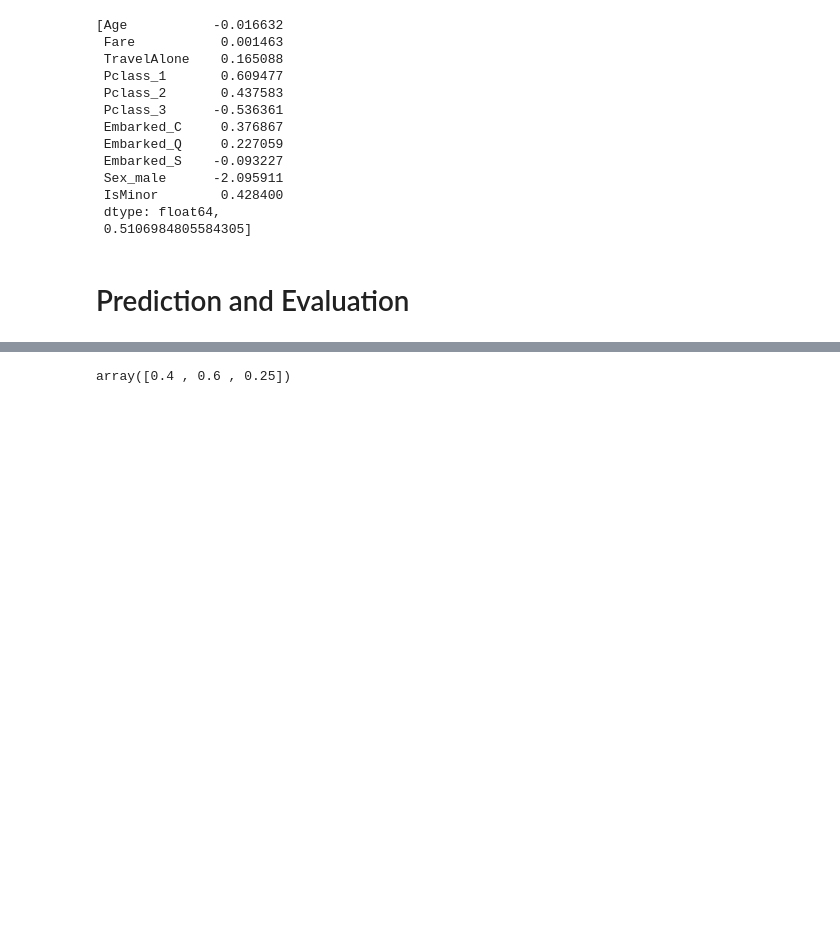
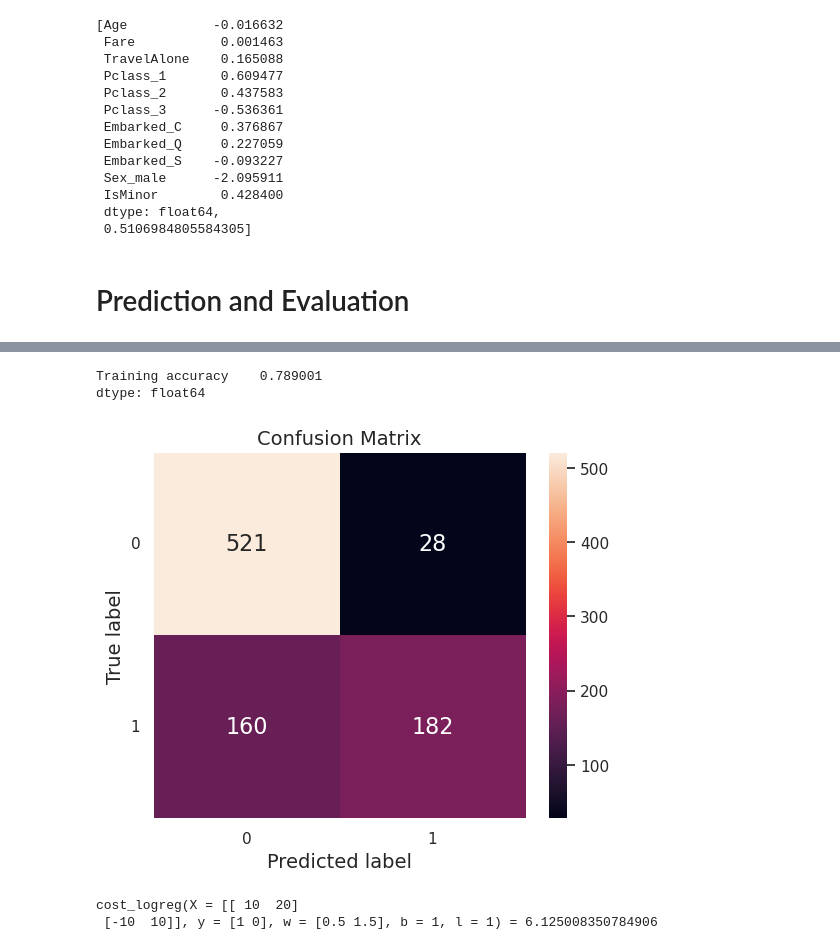
Before and after one commit to itsrcx/ml-algos-dataScience, a Jupyter notebook: logistic-regression/logit.ipynb, the cells around one changed output, grey strips where cells are left out. Saved outputs shown, nothing was run; the diff lists cells and outputs as text; code cells hidden in the pictures; blank space fills up the shorter version.

```diff
--- a/logistic-regression/logit.ipynb
+++ b/logistic-regression/logit.ipynb
@@ -882,4 +866,0 @@ Name: Survived, Length: 891, dtype: int64
-# %%
-y_dash
-# %% [output]
-array([0.4 , 0.6 , 0.25])
@@ -887,0 +867,22 @@ print(conf_mat(train_data['Survived'], y_dash))
+# %%
+# Function to print confusion matrix
+def conf_mat_heatmap(y_test, y_pred):
+    """
+    Prints confusion matrix
+    Args:
+      y_test (array_like): true binary (0 or 1) labels
+      y_pred (array_like): predicted binary (0 or 1) labels
+    Returns:
+      Nothing, prints a heatmap representing a 2x2 confusion matrix
+    """
+    confusion_mat = conf_mat(y_test, y_pred)
+    labels, confusion_mat_df = [0, 1], pd.DataFrame(confusion_mat, range(2), range(2))
+    plt.figure(figsize = (6, 4.75))
+    sns.heatmap(confusion_mat_df, annot = True, annot_kws = {"size": 16}, fmt = 'd')
+    plt.xticks([0.5, 1.5], labels, rotation = 'horizontal')
+    plt.yticks([0.5, 1.5], labels, rotation = 'horizontal')
+    plt.xlabel("Predicted label", fontsize = 14)
+    plt.ylabel("True label", fontsize = 14)
+    plt.title("Confusion Matrix", fontsize = 14)
+    plt.grid(False)
+    plt.show()
@@ -887,0 +905,44 @@ print(conf_mat(train_data['Survived'], y_dash))
+# %%
+# predictions on the train set
+final_w = np.array([-0.016632,0.001463,0.165088,0.609477,0.437583,-0.536361,0.376867,0.227059,-0.093227,-2.095911,0.428400])
+final_b = 0.5106984805584305*np.ones(train_X.shape[0])
+train_Y = train_data['Survived']
+y_train_prob = logistic(np.matmul(train_X.to_numpy(), final_w) + (final_b))
+
+y_train_pred = (y_train_prob > 0.5).astype(int)
+print(pd.Series({"Training accuracy": accuracy(train_Y, y_train_pred)}))
+# %% [output]
+Training accuracy    0.789001
+dtype: float64
+# %%
+# Confusion matrix for predictions on the test set
+conf_mat_heatmap(train_Y, y_train_pred)
+# %% [output]
+[figure, added]
+# %%
+# Function to compute regularized cost function in terms of model parameters - using for loops
+def cost_logreg_reg(X, y, w, b, l):
+    """
+    Computes the cost function, given data and model parameters
+    Args:
+      X (ndarray, shape (m,n))  : data on features, m observations with n features
+      y (array_like, shape (m,)): array of true values (0 or 1) of target
+      w (array_like, shape (n,)): weight parameters of the model
+      b (float)                 : bias parameter of the model
+      l (float)                 : regularization parameter
+    Returns:
+      cost (float): nonnegative cost corresponding to y and y_dash
+    """
+    m, n = X.shape
+    assert len(y) == m, "Number of feature observations and number of target observations do not match"
+    assert len(w) == n, "Number of features and number of weight parameters do not match"
+    cost = cost_logreg(X, y, w, b)
+    for j in range(n):
+        cost += (l / (2 * m)) * (w[j]**2)
+    return cost
+
+X, y, w, b, l = np.array([[10, 20], [-10, 10]]), np.array([1, 0]), np.array([0.5, 1.5]), 1, 1
+print(f"cost_logreg(X = {X}, y = {y}, w = {w}, b = {b}, l = {l}) = {cost_logreg_reg(X, y, w, b, l)}")
+# %% [output]
+cost_logreg(X = [[ 10  20]
+ [-10  10]], y = [1 0], w = [0.5 1.5], b = 1, l = 1) = 6.125008350784906
```
Also changed, not shown: parts of 15 cells of this notebook.
